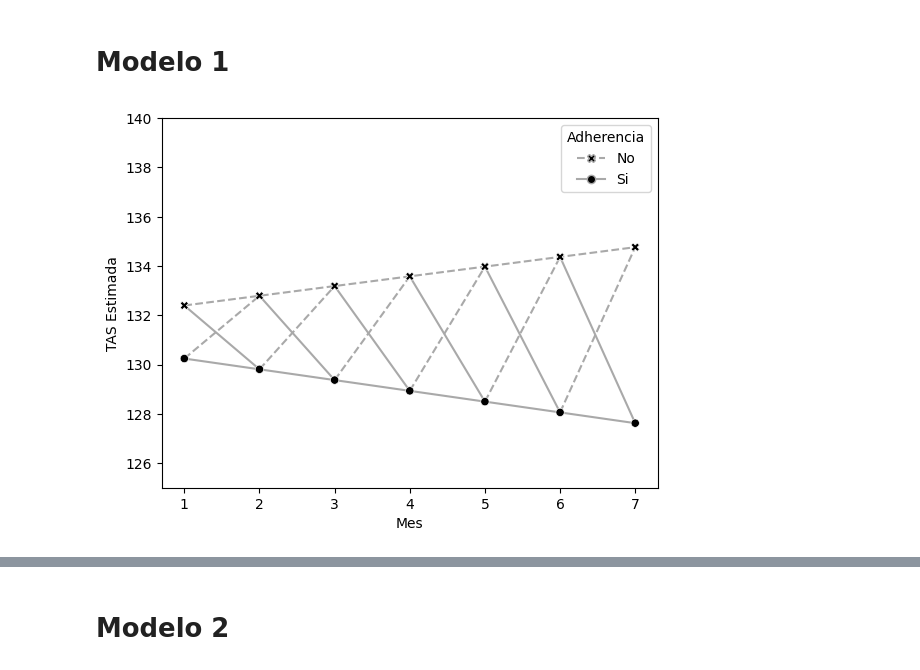
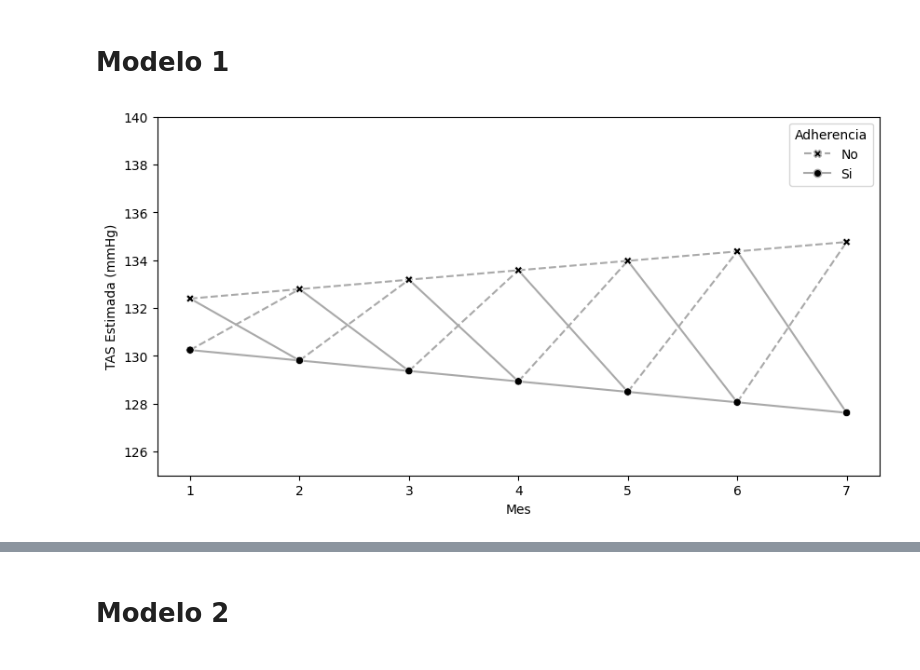
Before and after one commit to ecometto94/Tesis, a Jupyter notebook: Sintaxis/Análisis Inferencial_R.ipynb, the cells around one changed output, grey strips where cells are left out. Cells and saved outputs as stored; diff of their text form; code cells hidden in the pictures.

```diff
--- a/Sintaxis/Análisis Inferencial_R.ipynb
+++ b/Sintaxis/Análisis Inferencial_R.ipynb
@@ -204,38 +204,40 @@ dashed_lines_df_1["Estimated"] = get_predictions(modelo_1, dashed_lines_df_1)
 lines_df_1 = create_sample_df(lines_df_1)
 lines_df_1["Estimated"] = get_predictions(modelo_1, lines_df_1)
 # %%
+plt.figure(figsize=(10,5))
+
 sns.scatterplot(
     data=scatter_df_1,
     x="Mes",
     y="Estimated",
     style=scatter_df_1["Adherencia"].map({0: "No", 1: "Si"}),
     color="black",
     zorder=2,
     markers={"No": "X", "Si": "o"}
 )
 sns.lineplot(
     data=dashed_lines_df_1,
     y="Estimated",
     x="Mes",
     hue="id",
     linestyle="--",
     palette=["darkgrey"] * dashed_lines_df_1["id"].nunique(),
     zorder=1
 )
 sns.lineplot(
     data=lines_df_1,
     y="Estimated",
     x="Mes",
     hue="id",
     linestyle="-",
     palette=["darkgrey"] * lines_df_1["id"].nunique(),
     zorder=1
 )
 
 plt.ylim(YLIM)
-plt.ylabel("TAS Estimada")
+plt.ylabel("TAS Estimada (mmHg)")
 plt.legend(handles=handles, title="Adherencia")
 
 plt.savefig(f"{PATH_TO_IMG}/modelo_1.png", bbox_inches='tight')
 # %% [output]
-[figure, old version]
+[figure, new version]
```
Also changed, not shown: parts of 7 cells of this notebook, 14 other files.
